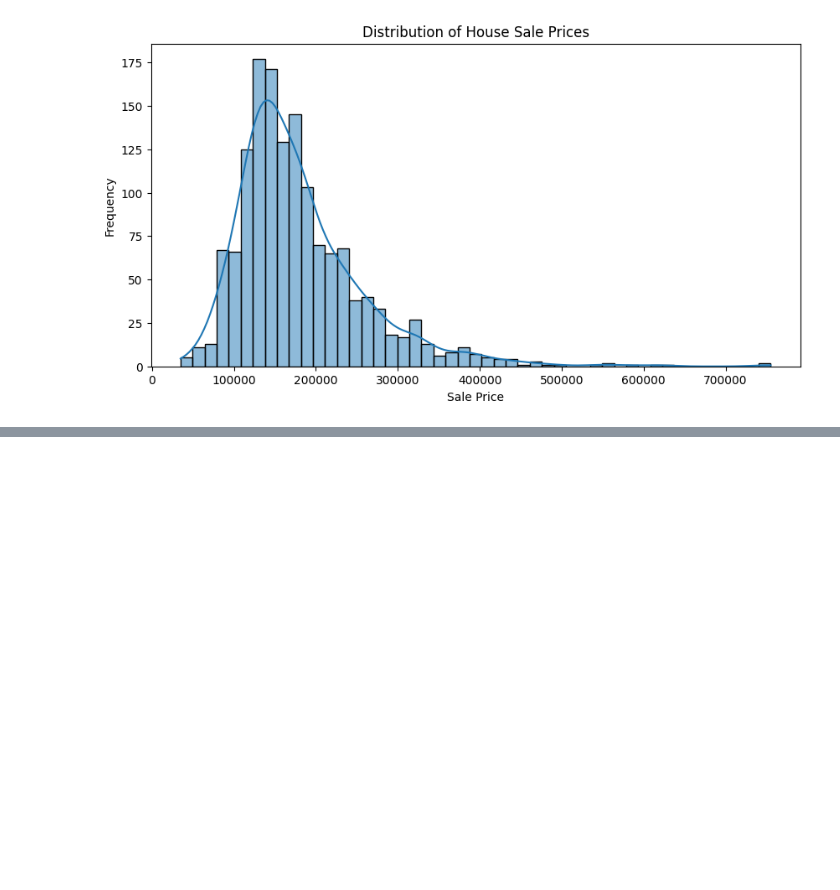
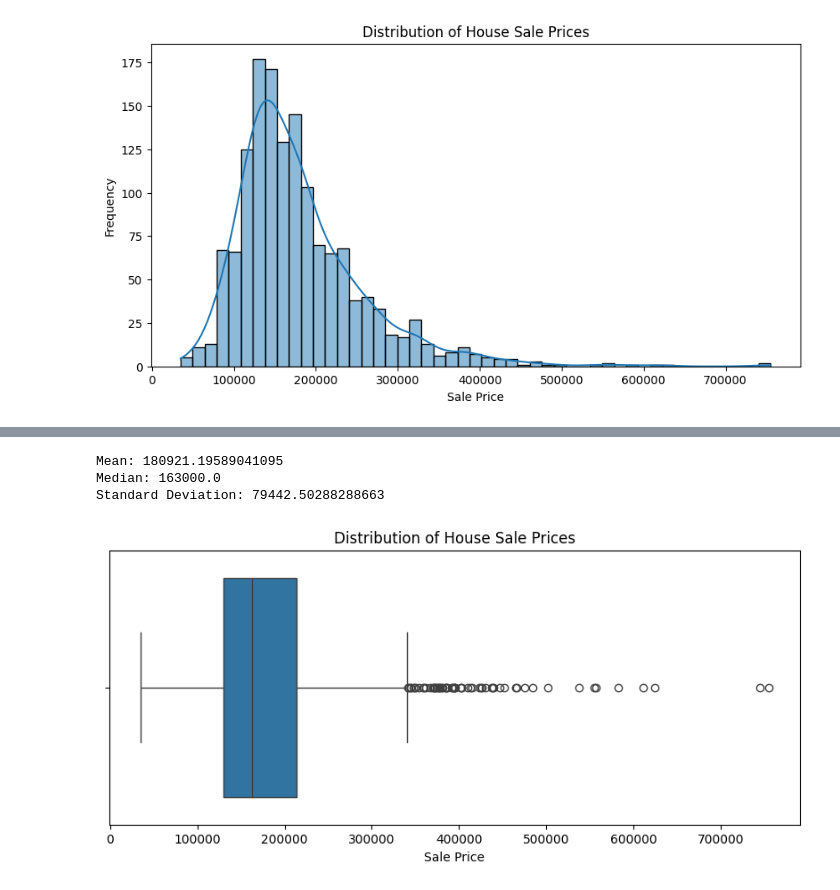
Before and after one commit to biswalprince/house-price-prediction, a Jupyter notebook: notebooks/01-data-loading-and-exploration.ipynb, the cells around one changed output, grey strips where cells are left out. Drawn from its saved outputs; the diff is of its cells as text; code cells hidden in the pictures; blank space fills up the shorter version.

```diff
--- a/notebooks/01-data-loading-and-exploration.ipynb
+++ b/notebooks/01-data-loading-and-exploration.ipynb
@@ -173,0 +190,19 @@ plt.show()
+# %%
+print("Mean:", train['SalePrice'].mean())
+print("Median:", train['SalePrice'].median())
+print("Standard Deviation:", train['SalePrice'].std())
+# %% [output]
+Mean: 180921.19589041095
+Median: 163000.0
+Standard Deviation: 79442.50288288663
+# %%
+plt.figure(figsize=(10, 4))
+
+sns.boxplot(x=train['SalePrice'])
+
+plt.title('Distribution of House Sale Prices')
+plt.xlabel('Sale Price')
+
+plt.show()
+# %% [output]
+[figure, added]
```
Also changed, not shown: parts of 7 cells of this notebook.
